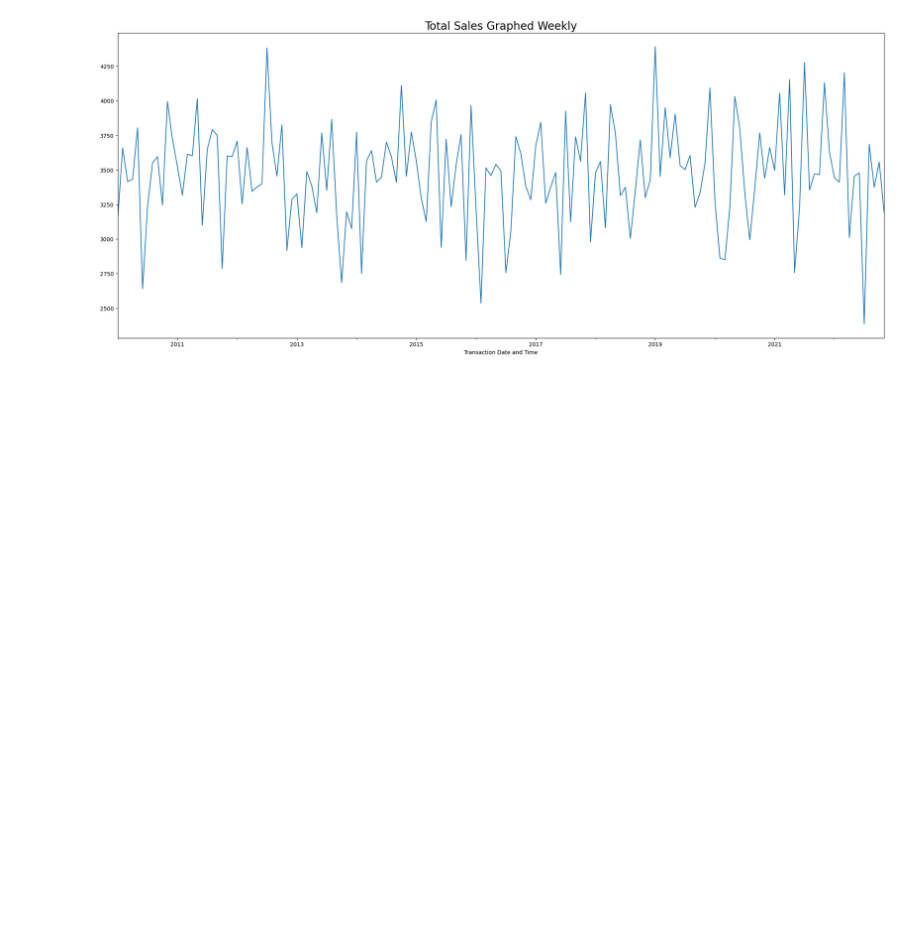
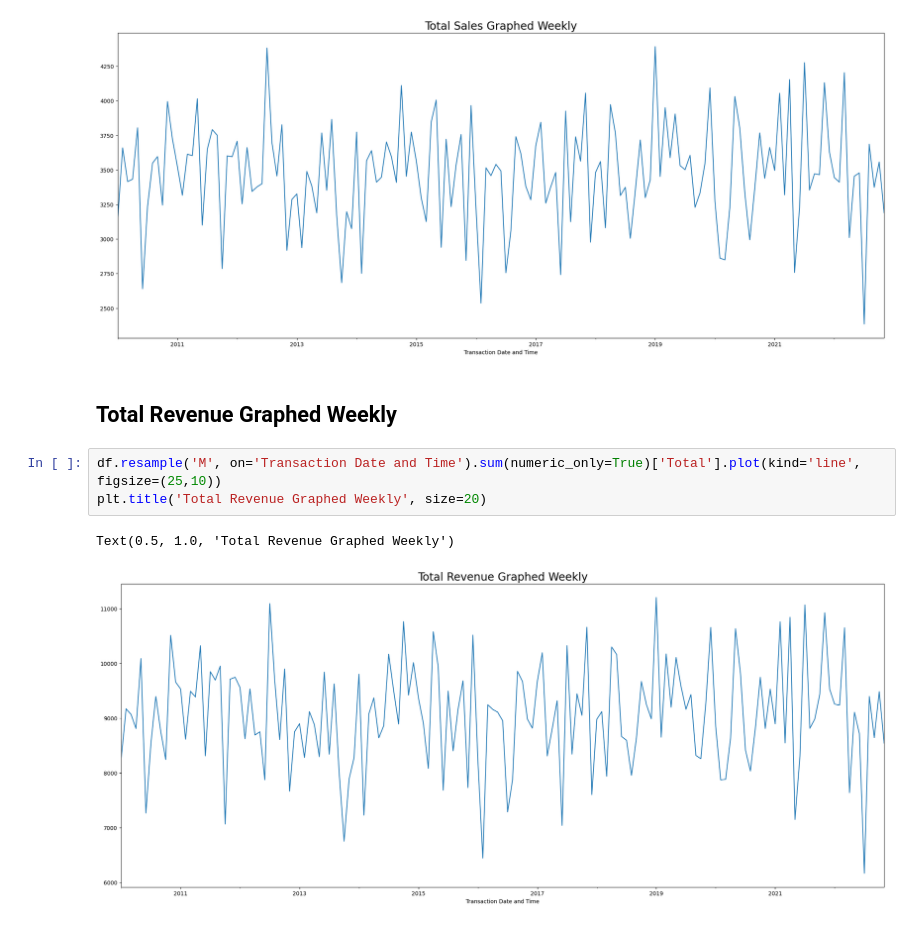
Before and after one commit to Nasibul/e-commerce, a Jupyter notebook: ml-inventory/E-Commerce Analysis.ipynb, the cells around one changed output. Cells and saved outputs as stored; diff of their text form; blank space fills up the shorter version.

```diff
--- a/ml-inventory/Analysis.ipynb
+++ b/ml-inventory/E-Commerce Analysis.ipynb
@@ -219,3 +210,11 @@ plt.title('Total Sales Graphed Weekly', size=20)
 # %% [output]
 Text(0.5, 1.0, 'Total Sales Graphed Weekly')
 [figure]
+# %% [markdown]
+## Total Revenue Graphed Weekly
+# %%
+df.resample('M', on='Transaction Date and Time').sum(numeric_only=True)['Total'].plot(kind='line', figsize=(25,10))
+plt.title('Total Revenue Graphed Weekly', size=20)
+# %% [output]
+Text(0.5, 1.0, 'Total Revenue Graphed Weekly')
+[figure, added]
```
Also changed, not shown: parts of 32 cells of this notebook.
